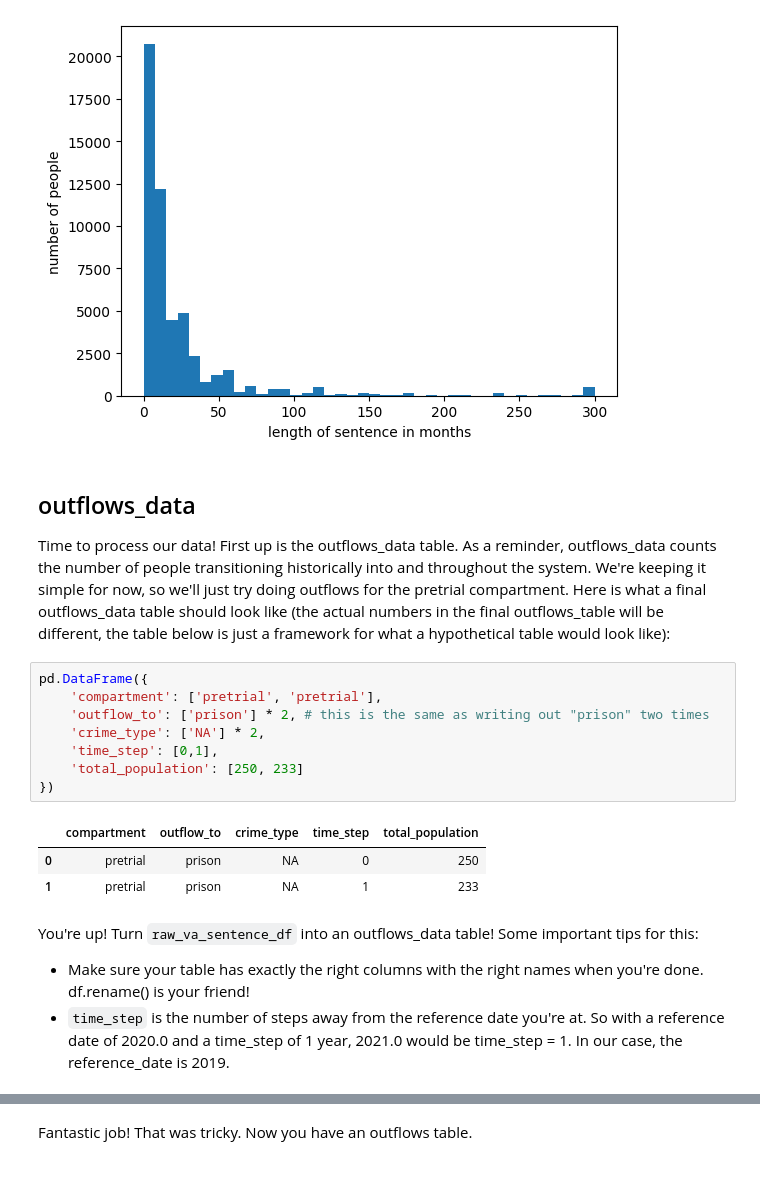
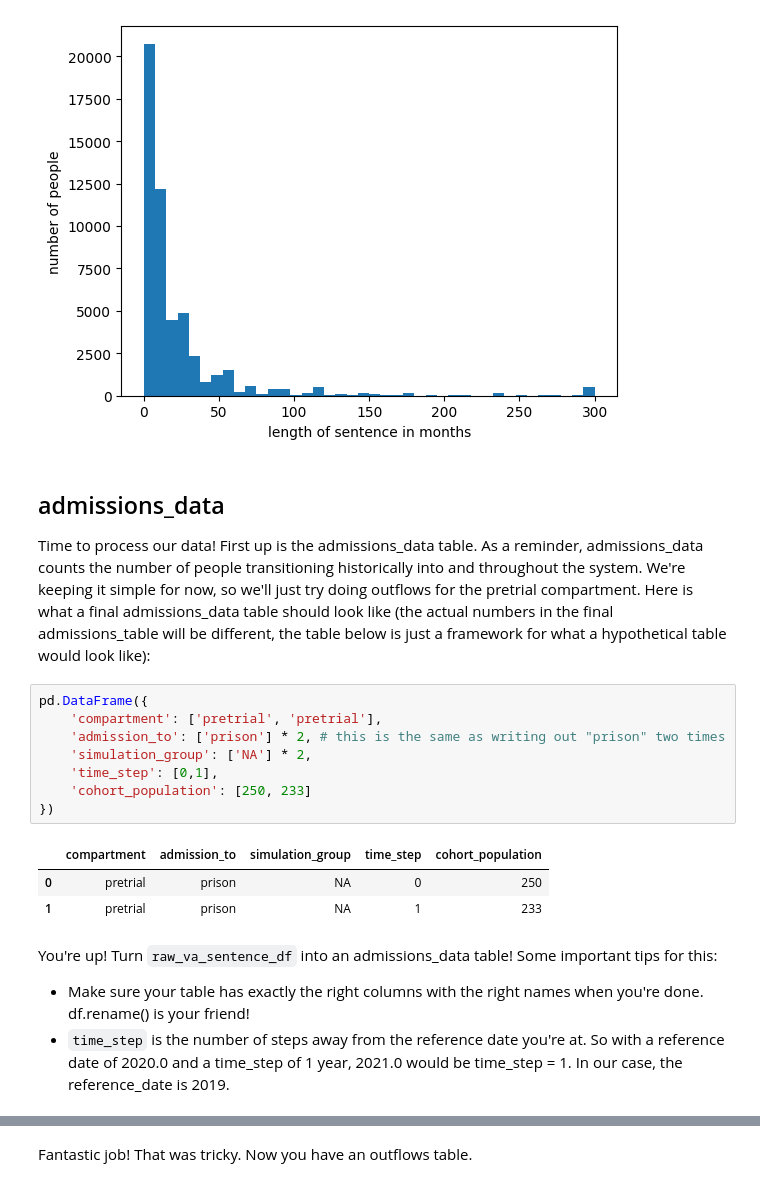
Before and after one commit to stanford-decarceration-collective/stanford-decarceration-collective, a Jupyter notebook: notebooks/parole_simulation_tutorial_2022.ipynb, the cells around one changed output, grey strips where cells are left out. Drawn from its saved outputs; the diff is of its cells as text.

```diff
--- a/notebooks/parole_simulation_tutorial_2022.ipynb
+++ b/notebooks/parole_simulation_tutorial_2022.ipynb
@@ -122,22 +120,22 @@ plt.xlabel('length of sentence in months')
 Text(0.5, 0, 'length of sentence in months')
 [figure]
 # %% [markdown]
-## outflows_data
-Time to process our data! First up is the outflows_data table. As a reminder, outflows_data counts the number of people transitioning historically into and throughout the system. We're keeping it simple for now, so we'll just try doing outflows for the pretrial compartment. Here is what a final outflows_data table should look like (the actual numbers in the final outflows_table will be different, the table below is just a framework for what a hypothetical table would look like):
+## admissions_data
+Time to process our data! First up is the admissions_data table. As a reminder, admissions_data counts the number of people transitioning historically into and throughout the system. We're keeping it simple for now, so we'll just try doing outflows for the pretrial compartment. Here is what a final admissions_data table should look like (the actual numbers in the final admissions_table will be different, the table below is just a framework for what a hypothetical table would look like):
 # %%
 pd.DataFrame({
     'compartment': ['pretrial', 'pretrial'],
-    'outflow_to': ['prison'] * 2, # this is the same as writing out "prison" two times
-    'crime_type': ['NA'] * 2,
+    'admission_to': ['prison'] * 2, # this is the same as writing out "prison" two times
+    'simulation_group': ['NA'] * 2,
     'time_step': [0,1],
-    'total_population': [250, 233]
+    'cohort_population': [250, 233]
 })
 # %% [output]
-|  | compartment | outflow_to | crime_type | time_step | total_population |
+|  | compartment | admission_to | simulation_group | time_step | cohort_population |
 | 0 | pretrial | prison | NA | 0 | 250 |
 | 1 | pretrial | prison | NA | 1 | 233 |
 # %% [markdown]
-You're up! Turn `raw_va_sentence_df` into an outflows_data table! Some important tips for this:
+You're up! Turn `raw_va_sentence_df` into an admissions_data table! Some important tips for this:
 * Make sure your table has exactly the right columns with the right names when you're done. df.rename() is your friend!
 * `time_step` is the number of steps away from the reference date you're at. So with a reference date of 2020.0 and a time_step of 1 year, 2021.0 would be time_step = 1. In our case, the reference_date is 2019.
 # %%
```
Also changed, not shown: parts of 15 cells of this notebook, 29 other files.
